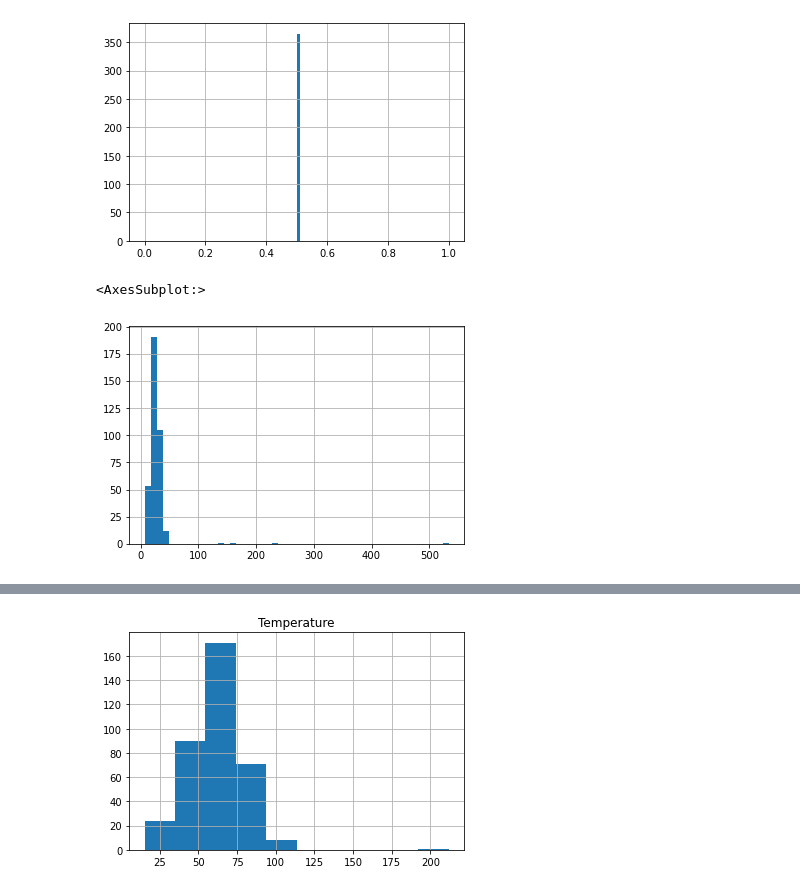
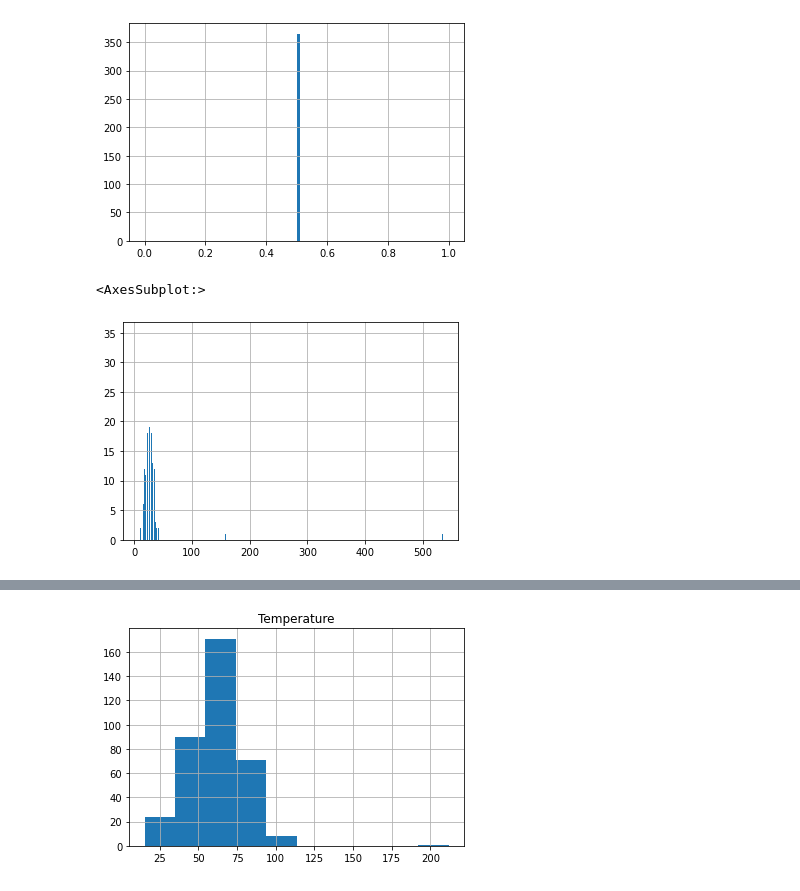
Before and after one commit to rajaramgautam/anomaly_detection_exercises, a Jupyter notebook: continuous_probabilistic_methods.ipynb, the cells around one changed output, grey strips where cells are left out. Saved outputs shown, nothing was run; the diff lists cells and outputs as text; code cells hidden in the pictures.

```diff
--- a/continuous_probabilistic_methods.ipynb
+++ b/continuous_probabilistic_methods.ipynb
@@ -198,7 +231,7 @@ lemon_df.Price.hist(bins = 100)
 <AxesSubplot:>
 [figure]
 # %%
-lemon_df.Sales.hist(bins = 50)
+lemon_df.Sales.hist(bins = 1000)
 # %% [output]
 <AxesSubplot:>
-[figure, old version]
+[figure, new version]
```
Also changed, not shown: parts of 40 cells of this notebook.
